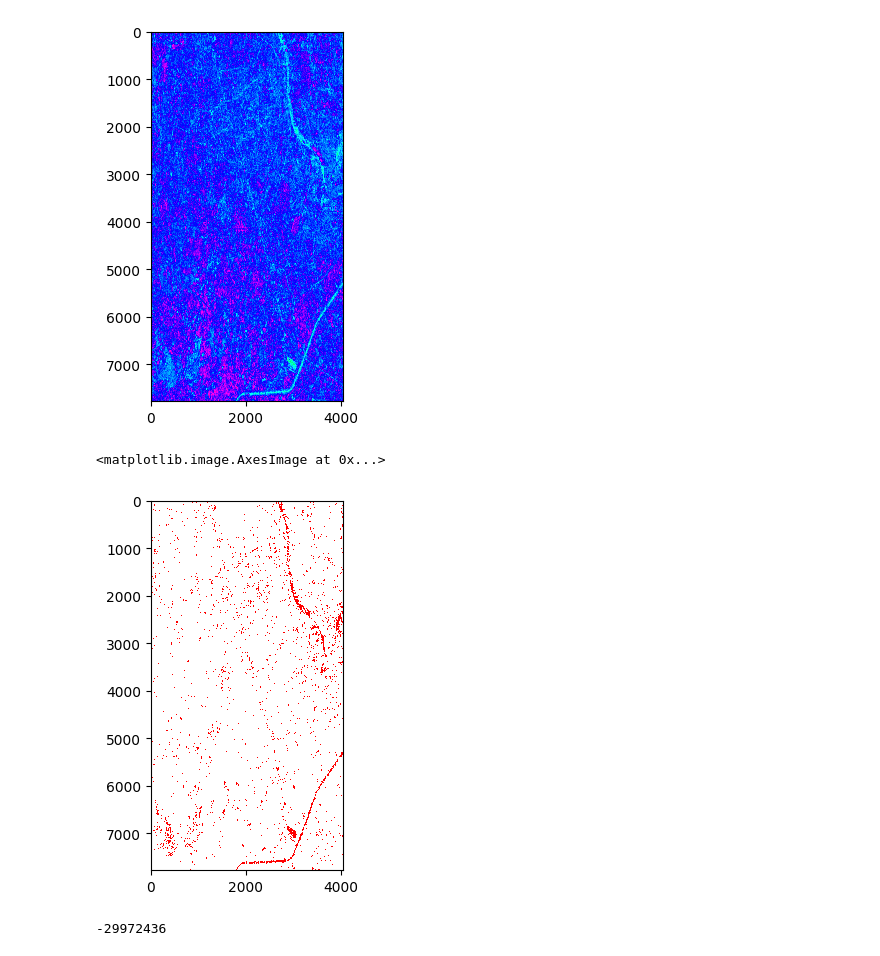
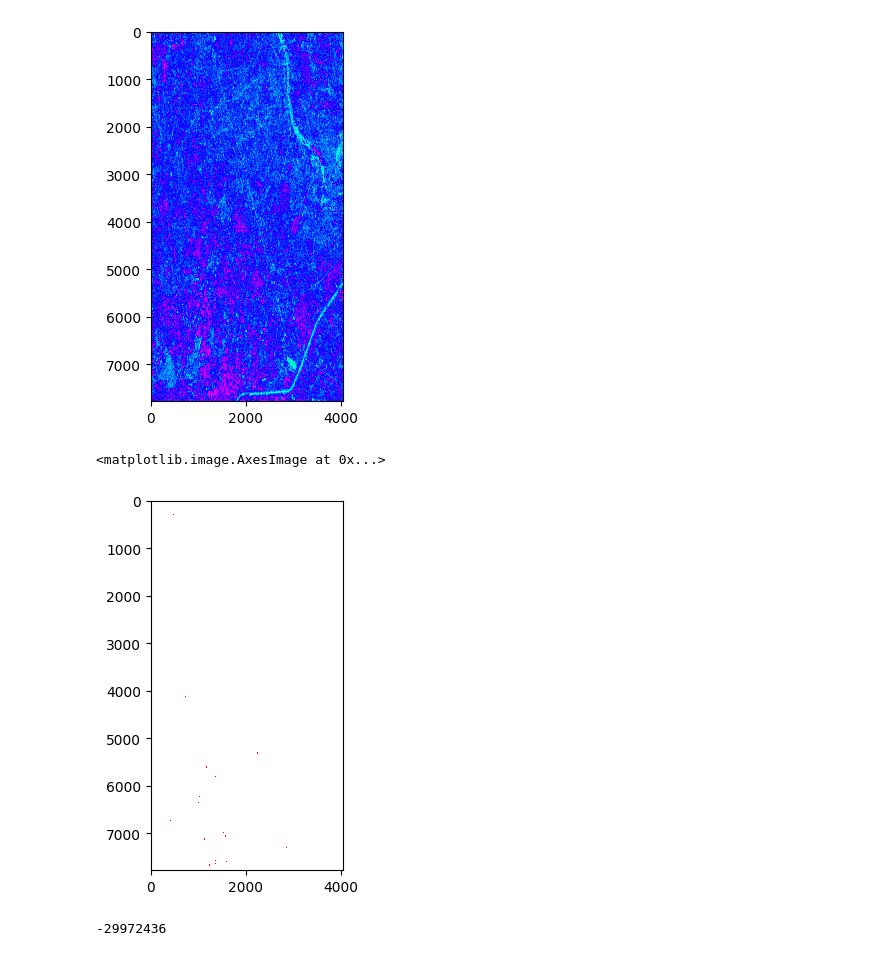
Before and after one commit to CaffineAddic/Complex-Value-Neural-Network-for-SAR-images-, a Jupyter notebook: Reading_TIF_creatingMask.ipynb, the cells around one changed output. Cells and saved outputs as stored; diff of their text form; code cells hidden in the pictures.

```diff
--- a/Reading_TIF_creatingMask.ipynb
+++ b/Reading_TIF_creatingMask.ipynb
@@ -35,8 +35,8 @@ arr1_per = arr1/(arr1 + arr2 + arr3)
 arr2_per = arr2/(arr1 + arr2 + arr3)
 arr3_per = arr3/(arr1 + arr2 + arr3)
 # %%
-arr1_per = arr1_per*255
-arr2_per = arr2_per*255
-arr3_per = arr3_per*255
+arr1_per = arr1_per*100
+arr2_per = arr2_per*100
+arr3_per = arr3_per*100
 # %%
 # np.zeros([arr2_per.shape+[:,:, 3]])
@@ -109,0 +125,5 @@ def rm_noise(mask, a):
+# %%
+import cv2 as cv2
+
+final = cv2.medianBlur(mask, 5)
+final = final.astype(np.int8)
@@ -150,15 +186,15 @@ plt.imshow(mask, cmap='hsv')
 # %%
 import matplotlib as mpl
 
-colors = ['white','red','white','white']
+colors = ['white','white','white','red']
 levels = [0, 1, 2, 3]
 
 cmap, norm = mpl.colors.from_levels_and_colors(levels=levels, colors=colors, extend='max')
 
-plt.imshow(mask_new, cmap=cmap, norm=norm)
+plt.imshow(final, cmap=cmap, norm=norm)
 # %% [output]
 <matplotlib.image.AxesImage at 0x...>
-[figure, old version]
+[figure, new version]
 # %%
 # count4 = 0
 # for i in mask:
```
Also changed, not shown: parts of 13 cells of this notebook.
